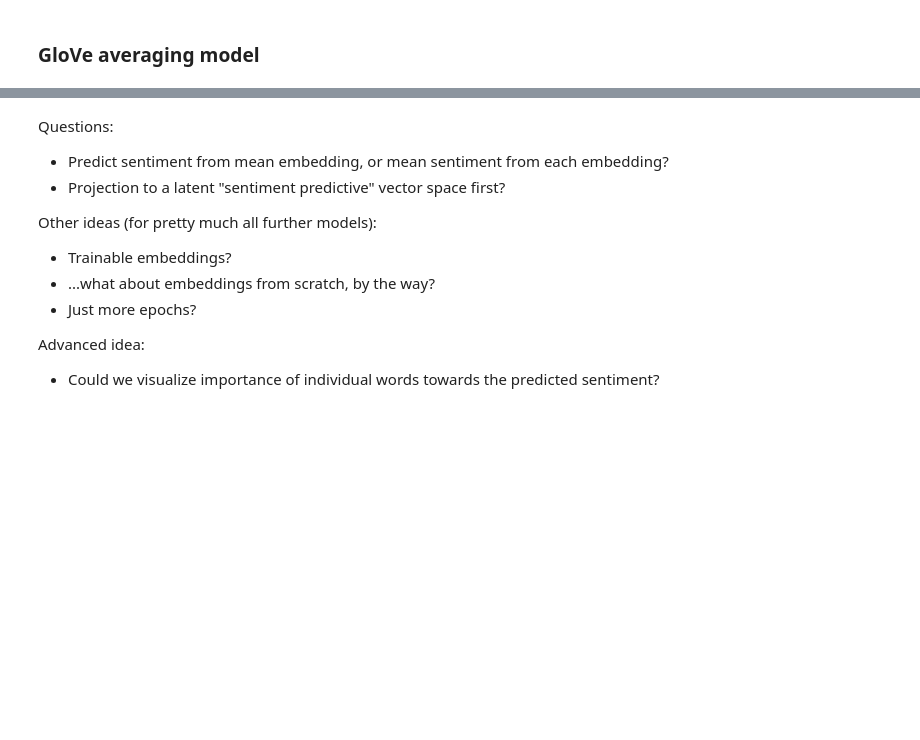
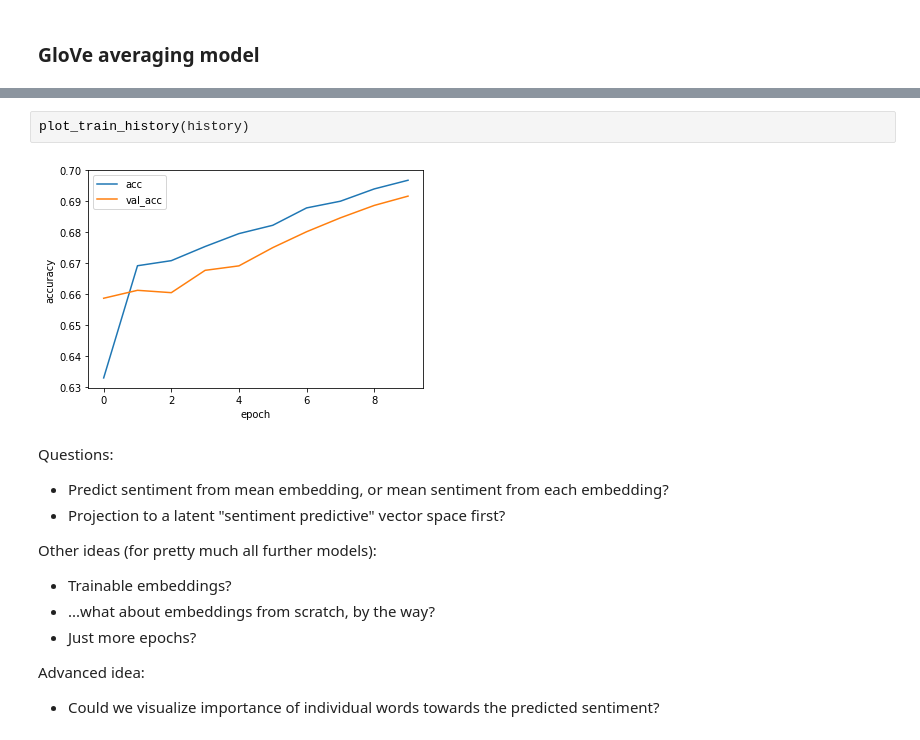
Before and after one commit to ZhukovGreen/mlprague-2019, a Jupyter notebook: MLPrague19_IMDB_Sentiment.ipynb, the cells around one changed output, grey strips where cells are left out. Saved outputs shown, nothing was run; the diff lists cells and outputs as text; blank space fills up the shorter version.

```diff
--- a/MLPrague19_IMDB_Sentiment.ipynb
+++ b/MLPrague19_IMDB_Sentiment.ipynb
@@ -428,3 +446,7 @@ Accuracy (epoch 10): 0.6968 train, 0.6896 val
+# %%
+plot_train_history(history)
+# %% [output]
+[figure, added]
 # %% [markdown]
 Questions:
   * Predict sentiment from mean embedding, or mean sentiment from each embedding?
```
Also changed, not shown: parts of 13 cells of this notebook, 2 other files.
